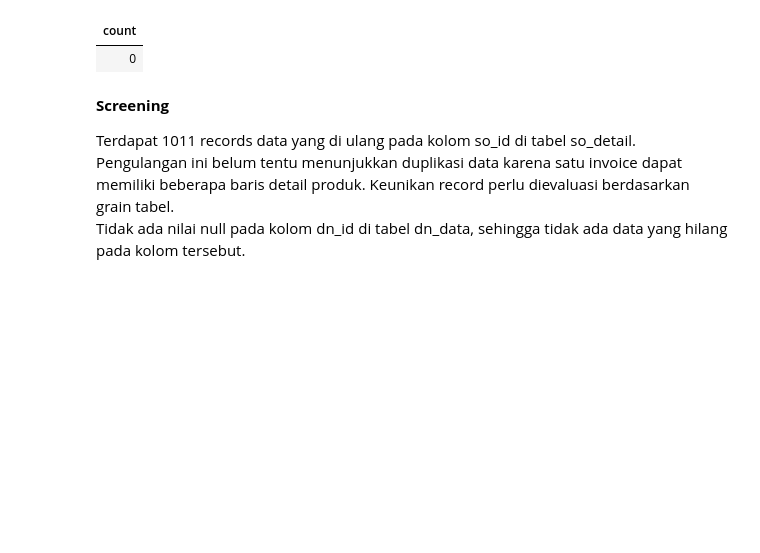
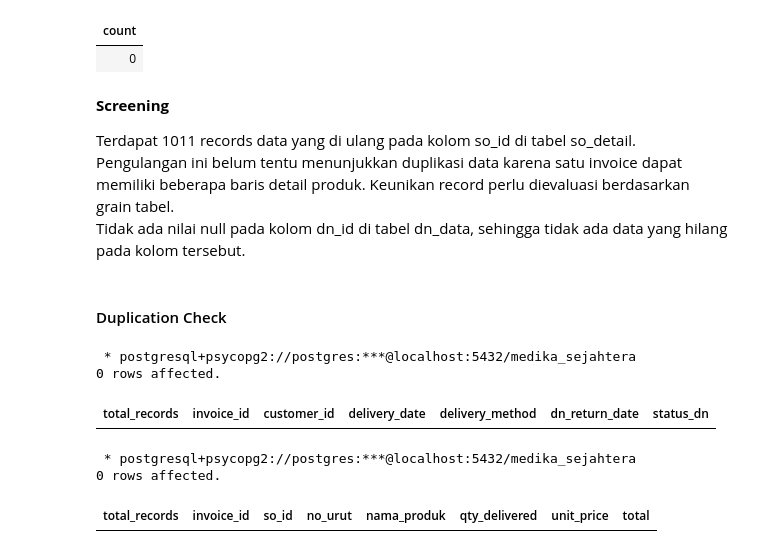
Before and after one commit to Rpfitrah/return-analysis-medika-sejahtera, a Jupyter notebook: Notebook/01_data_understanding.ipynb, the cells around one changed output. Saved outputs shown, nothing was run; the diff lists cells and outputs as text; code cells hidden in the pictures; blank space fills up the shorter version.

```diff
--- a/Notebook/01_data_understanding.ipynb
+++ b/Notebook/01_data_understanding.ipynb
@@ -690,3 +738,54 @@ WHERE
 
 Terdapat 1011 records data yang di ulang pada kolom so_id di tabel so_detail. Pengulangan ini belum tentu menunjukkan duplikasi data karena satu invoice dapat memiliki beberapa baris detail produk. Keunikan record perlu dievaluasi berdasarkan grain tabel.
 Tidak ada nilai null pada kolom dn_id di tabel dn_data, sehingga tidak ada data yang hilang pada kolom tersebut.
+# %% [markdown]
+#### Duplication Check
+# %%
+%%sql
+SELECT
+    COUNT(*) AS total_records,
+    invoice_id,
+    customer_id,
+    delivery_date,
+    delivery_method,
+    dn_return_date,
+    status_dn
+FROM dn_data
+GROUP BY
+    invoice_id,
+    customer_id,
+    delivery_date,
+    delivery_method,
+    dn_return_date,
+    status_dn
+HAVING COUNT(*) > 1
+# %% [output]
+ * postgresql+psycopg2://postgres:***@localhost:5432/medika_sejahtera
+0 rows affected.
+| total_records | invoice_id | customer_id | delivery_date | delivery_method | dn_return_date | status_dn |
+# %%
+%%sql
+
+SELECT
+    COUNT(*) AS total_records,
+    invoice_id,
+    so_id,
+    no_urut,
+    nama_produk,
+    qty_delivered,
+    unit_price,
+    total
+FROM invoice_detail
+GROUP BY
+    invoice_id,
+    so_id,
+    no_urut,
+    nama_produk,
+    qty_delivered,
+    unit_price,
+    total
+HAVING COUNT(*) > 1
+# %% [output]
+ * postgresql+psycopg2://postgres:***@localhost:5432/medika_sejahtera
+0 rows affected.
+| total_records | invoice_id | so_id | no_urut | nama_produk | qty_delivered | unit_price | total |
```
Also changed, not shown: parts of 6 cells of this notebook.
